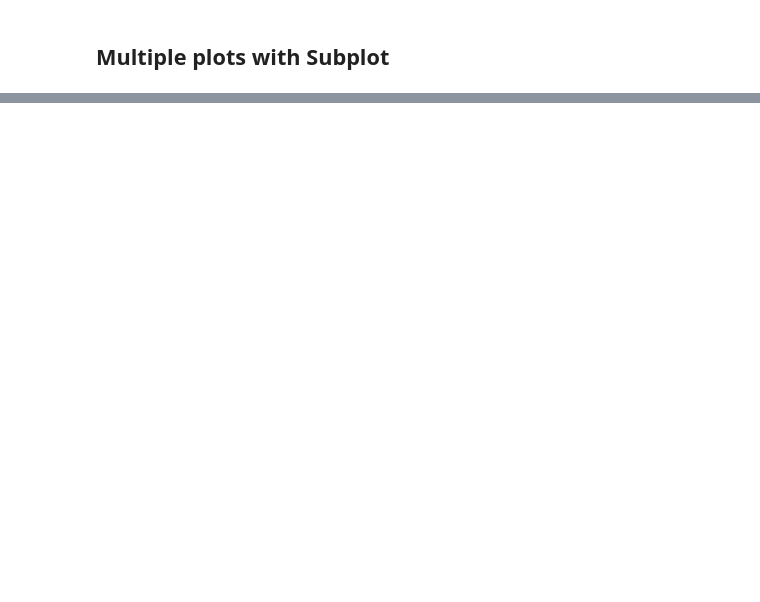
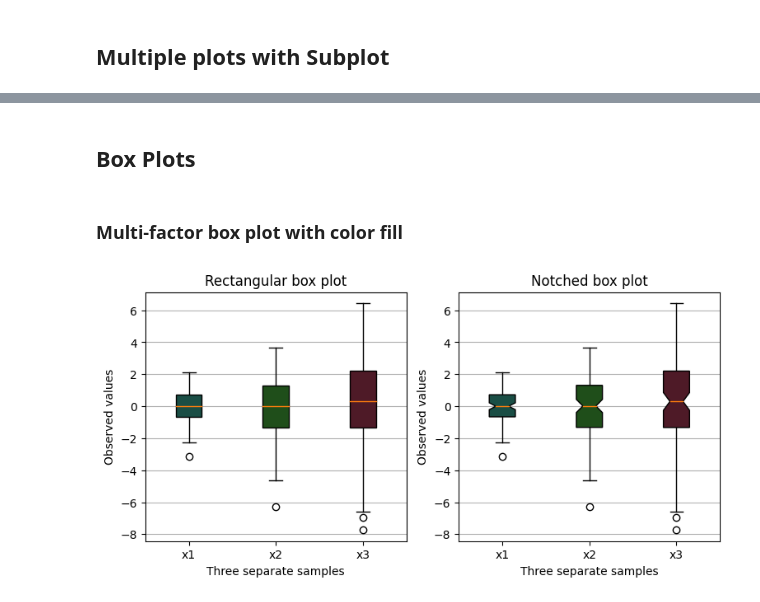
Before and after one commit to sarker2018/Data-Visualisation-with-Python-and-R, a Jupyter notebook: python_visualisation.ipynb, the cells around one changed output, grey strips where cells are left out. Drawn from its saved outputs; the diff is of its cells as text; code cells hidden in the pictures; blank space fills up the shorter version.

```diff
--- a/python_visualisation.ipynb
+++ b/python_visualisation.ipynb
@@ -254,0 +223,46 @@ HTML(anim.to_html5_video())
+# %% [markdown]
+## Box Plots
+# %% [markdown]
+### Multi-factor box plot with color fill
+# %%
+import matplotlib.pyplot as plt
+import numpy as np
+
+# Random test data
+np.random.seed(19680801)
+all_data = [np.random.normal(0, std, size=100) for std in range(1, 4)]
+labels = ['x1', 'x2', 'x3']
+
+fig, (ax1, ax2) = plt.subplots(nrows=1, ncols=2, figsize=(9, 4), dpi = 100)
+
+
+# rectangular box plot
+bplot1 = ax1.boxplot(all_data,
+                     vert=True,  # vertical box alignment
+                     patch_artist=True,  # fill with color
+                     labels=labels)  # will be used to label x-ticks
+ax1.set_title('Rectangular box plot')
+
+# notch shape box plot
+bplot2 = ax2.boxplot(all_data,
+                     notch=True,  # notch shape
+                     vert=True,  # vertical box alignment
+                     patch_artist=True,  # fill with color
+                     labels=labels)  # will be used to label x-ticks
+ax2.set_title('Notched box plot')
+
+# fill with colors
+colors = ['#1a4e45', '#1f4e1a', '#4e1a27']
+for bplot in (bplot1, bplot2):
+    for patch, color in zip(bplot['boxes'], colors):
+        patch.set_facecolor(color)
+
+# adding horizontal grid lines
+for ax in [ax1, ax2]:
+    ax.yaxis.grid(True)
+    ax.set_xlabel('Three separate samples')
+    ax.set_ylabel('Observed values')
+
+plt.show()
+# %% [output]
+[figure, added]
```
Also changed, not shown: parts of 12 cells of this notebook.
